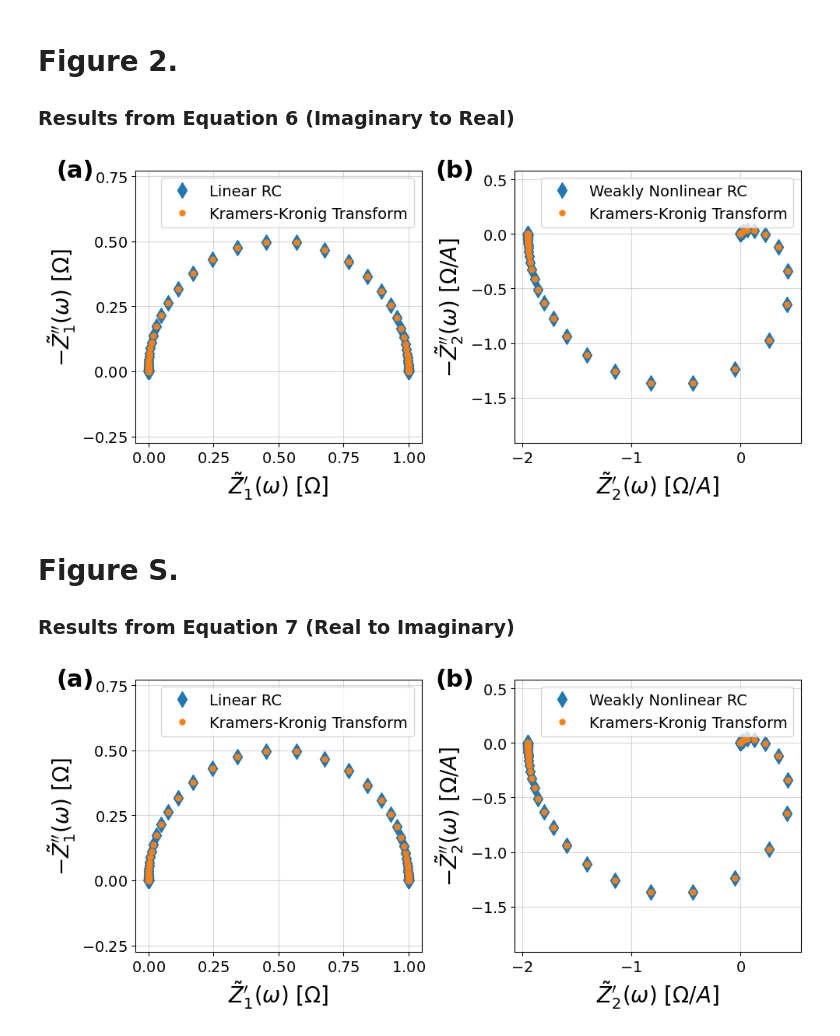
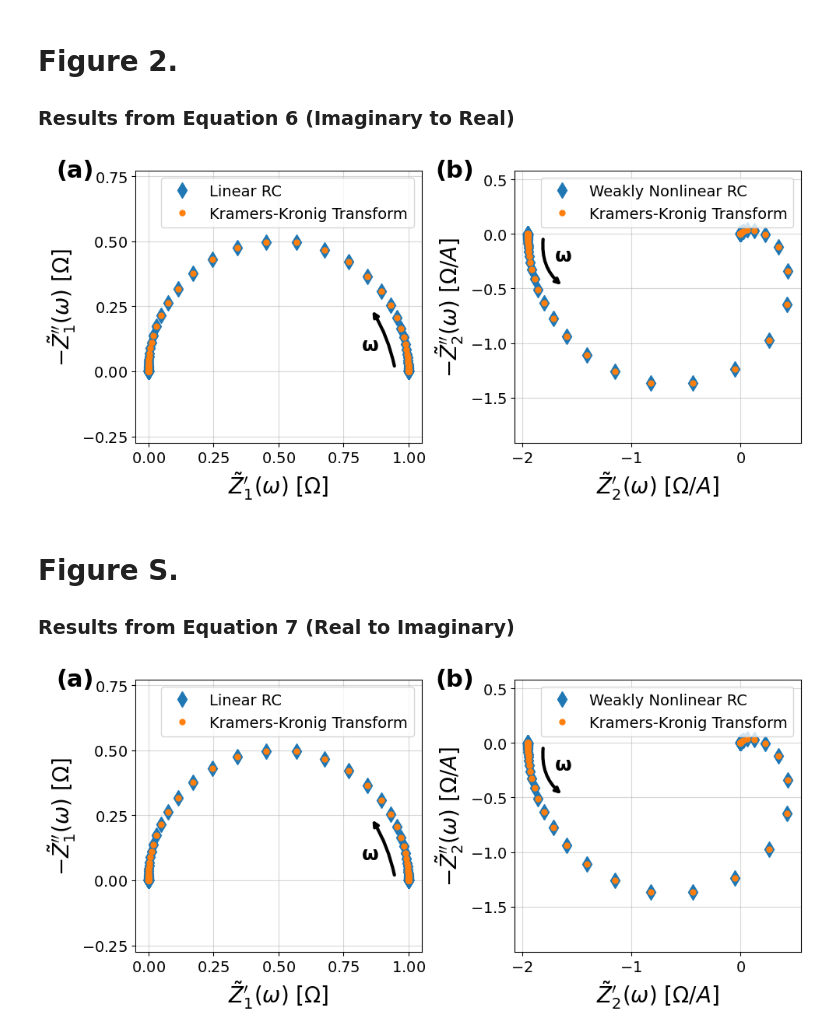
Before and after one commit to yuefan98/measurement_model, a Jupyter notebook: jupyter/Supplementary_notebook_KK_plot.ipynb, the cells around one changed output. Cells and saved outputs as stored; diff of their text form; code cells hidden in the pictures.

```diff
--- a/jupyter/Supplementary_notebook_KK_plot.ipynb
+++ b/jupyter/Supplementary_notebook_KK_plot.ipynb
@@ -41,19 +41,23 @@ Z2_KK = df_Z2['Z2_KK_real']+1j*df_Z2['Z2_imag']
 # %%
 fig, ax = plt.subplots(1, 2, figsize=(10, 4.7))
 for idx, axi in enumerate(ax.flat):
     axi.text(-0.21, 1, f'({string.ascii_lowercase[idx]})',horizontalalignment='center',verticalalignment='center', transform=axi.transAxes, size=22, weight='bold')
 
 plot_first(ax[0],Z1,fmt ='d', ms = 10)
 plot_first(ax[0],Z1_KK, fmt ='o', ms = 5)
 
 plot_second(ax[1],Z2,fmt ='d', ms = 10)
 plot_second(ax[1],Z2_KK,fmt ='o', ms = 5)
 ax[0].legend(['Linear RC', 'Kramers-Kronig Transform'],fontsize = 14)
 ax[1].legend(['Weakly Nonlinear RC', 'Kramers-Kronig Transform'],fontsize = 14)
+
+arrow(ax[0], 0.85, 0.25, 0.95, 0, 0.82, 0.08, connectionstyle="arc3,rad=.1")
+arrow(ax[1], -1.6, -0.5, -1.8, 0, -1.7, -0.25, connectionstyle="arc3,rad=.3")
+
 plt.tight_layout()
 plt.show()
 # %% [output]
-[figure, old version]
+[figure, new version]
 # %%
 # fig.savefig('figures/Figure2.png',dpi=300,bbox_inches='tight')
 # %% [markdown]
@@ -77,9 +81,12 @@ plot_second(ax[1],Z2,fmt ='d', ms = 10)
 plot_second(ax[1],Z2_KK_Re_to_Im,fmt ='o', ms = 5)
 ax[0].legend(['Linear RC', 'Kramers-Kronig Transform'],fontsize = 14)
 ax[1].legend(['Weakly Nonlinear RC', 'Kramers-Kronig Transform'],fontsize = 14)
+arrow(ax[0], 0.85, 0.25, 0.95, 0, 0.82, 0.08, connectionstyle="arc3,rad=.1")
+arrow(ax[1], -1.6, -0.5, -1.8, 0, -1.7, -0.25, connectionstyle="arc3,rad=.3")
+
 plt.tight_layout()
 plt.show()
 # %% [output]
-[figure, old version]
+[figure, new version]
 # %%
 # fig.savefig('figures/SI/FigureS1.png',dpi=300,bbox_inches='tight')
```
Also changed, not shown: 21 other files.
